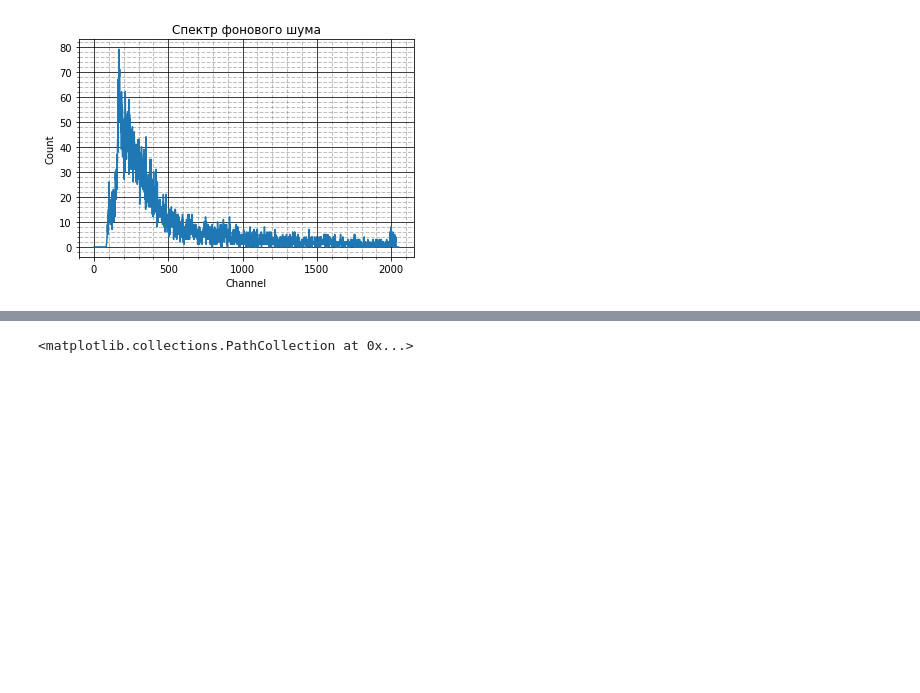
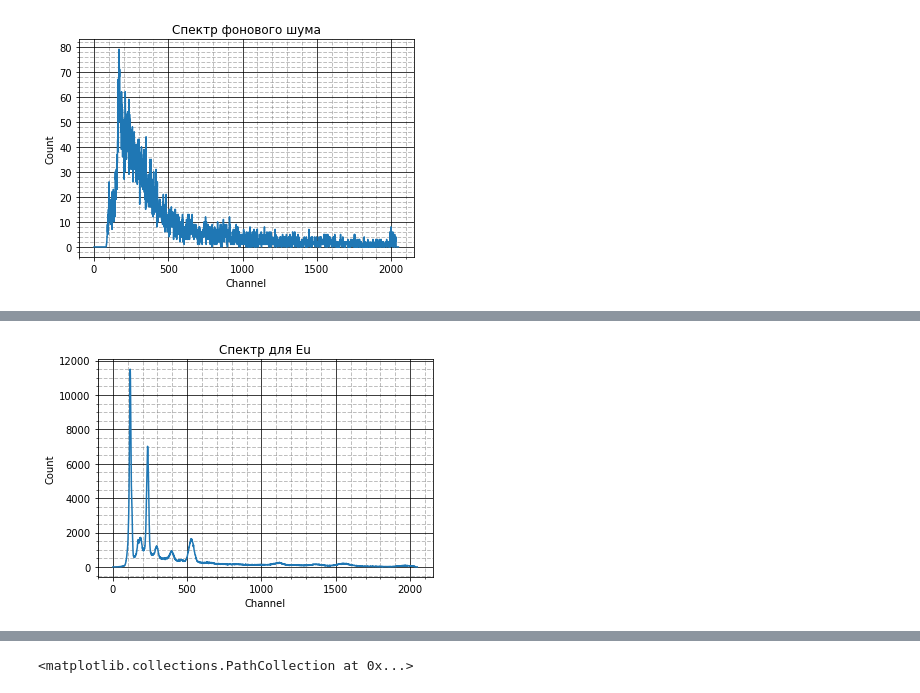
Before and after one commit to pavel-collab/MIPT_Labs, a Jupyter notebook: 5.5.5/python/5_5_5.ipynb, the cells around one changed output, grey strips where cells are left out. Saved outputs shown, nothing was run; the diff lists cells and outputs as text; code cells hidden in the pictures; blank space fills up the shorter version.

```diff
--- a/5.5.5/python/5_5_5.ipynb
+++ b/5.5.5/python/5_5_5.ipynb
@@ -185,0 +126,34 @@ fig6.savefig('../images/Noise.jpg')
+# %%
+fd4 = pd.read_excel("../data/Eu.xlsx")
+
+Channel = np.array(fd4['Channel'])
+Counts = np.array(fd4['Counts']) - np.array(fd6['Counts'])
+
+fig4, ax4 = PythonGraphMod.CreateSimpleGraph()
+
+# ax4.scatter(Channel, Counts, color='black', marker='o', s=5, alpha=1)
+ax4.plot(Channel, Counts)
+
+# сетка
+ax4.minorticks_on()
+ax4.grid(which = 'major', color = 'black', linewidth = 1, linestyle = '-', alpha = 0.75)
+ax4.grid(which = 'minor', color = 'grey', linewidth = 1, linestyle = '--', alpha = 0.5)
+
+# оформление
+plt.title('Спектр для Eu')
+plt.ylabel('Count')
+plt.xlabel('Channel')
+# ax1.text(5, 350, r'$\Delta V \approx 17.6 \pm 0.02$ В',
+#     size = 8,
+#     bbox=dict(facecolor='white', edgecolor='black', pad=10.0))
+
+
+# fig, ax41, ax42 = PythonGraphMod.CreateDoubleGraph()
+
+# ax41.scatter(Channel[:800], Counts[:800], color='black', marker='o', s=5, alpha=1)
+# ax42.scatter(Channel[800:], Counts[800:], color='black', marker='o', s=5, alpha=1)
+# ax41.grid()
+# ax42.grid()
+fig4.savefig('../images/Eu.jpg')
+# %% [output]
+[figure, added]
```
Also changed, not shown: parts of 11 cells of this notebook, 11 other files.
